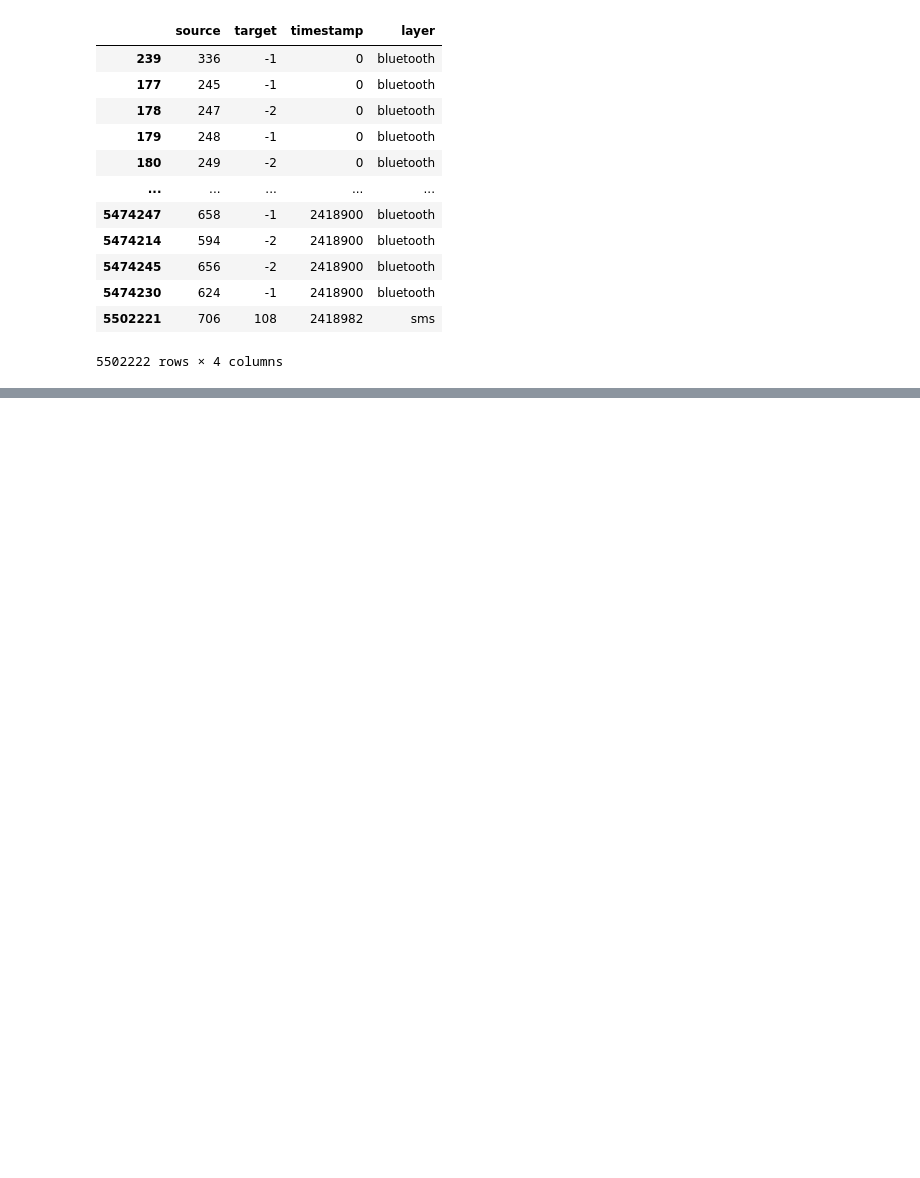
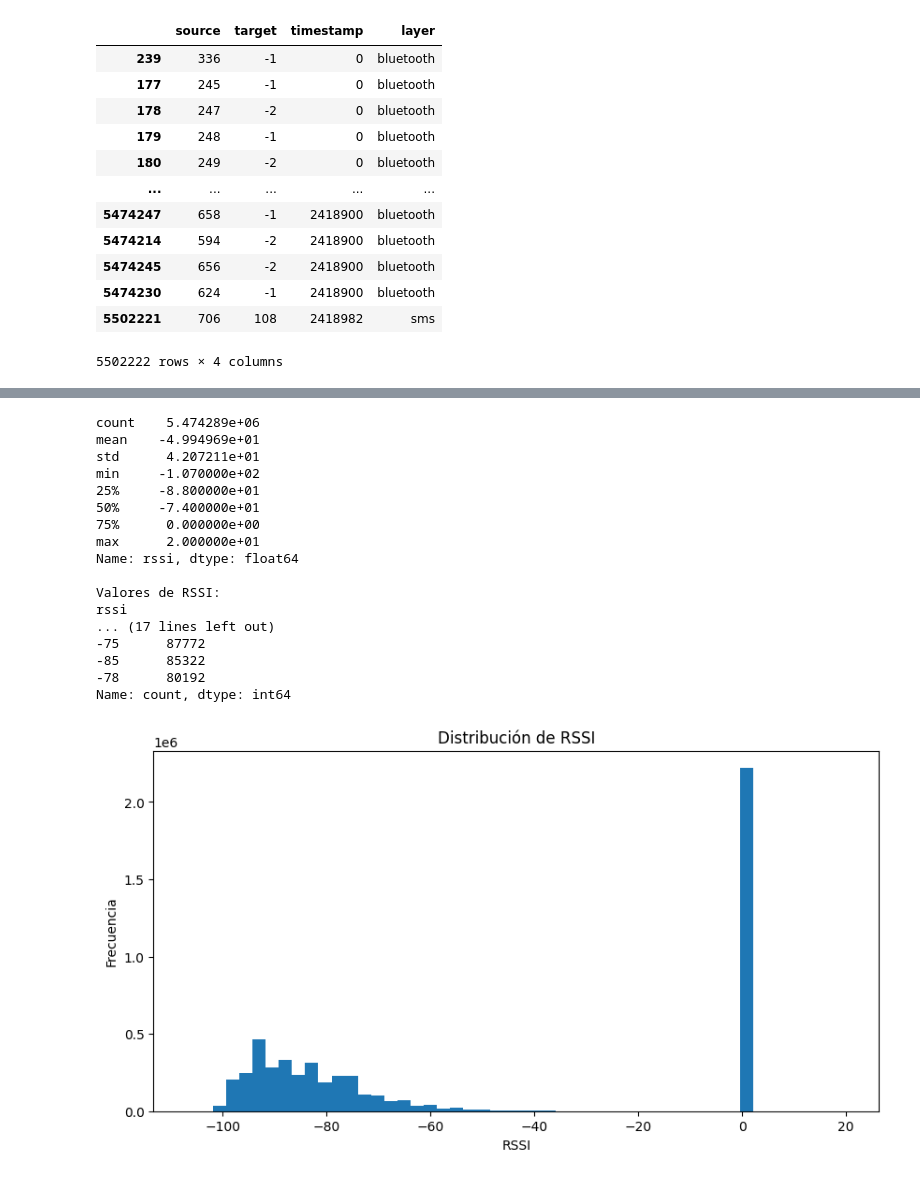
Before and after one commit to cnosa/blockregressiondynamicsnetwork, a Jupyter notebook: data/data_exploration.ipynb, the cells around one changed output, grey strips where cells are left out. Cells and saved outputs as stored; diff of their text form; code cells hidden in the pictures; blank space fills up the shorter version.

```diff
--- a/data/data_exploration.ipynb
+++ b/data/data_exploration.ipynb
@@ -2297,0 +2535,37 @@ display(dynamic_network)
+# %%
+print(df_bt["rssi"].describe())
+
+print("\nValores de RSSI:")
+print(df_bt["rssi"].value_counts().head(20))
+
+plt.figure(figsize=(10, 5))
+
+plt.hist(
+    df_bt["rssi"],
+    bins=50
+)
+
+plt.xlabel("RSSI")
+plt.ylabel("Frecuencia")
+plt.title("Distribución de RSSI")
+
+plt.show()
+# %% [output]
+count    5.474289e+06
+mean    -4.994969e+01
+std      4.207211e+01
+min     -1.070000e+02
+25%     -8.800000e+01
+50%     -7.400000e+01
+75%      0.000000e+00
+max      2.000000e+01
+Name: rssi, dtype: float64
+
+Valores de RSSI:
+rssi
+... (17 lines left out)
+-75      87772
+-85      85322
+-78      80192
+Name: count, dtype: int64
+[figure, added]
```
Also changed, not shown: parts of 12 cells of this notebook.
